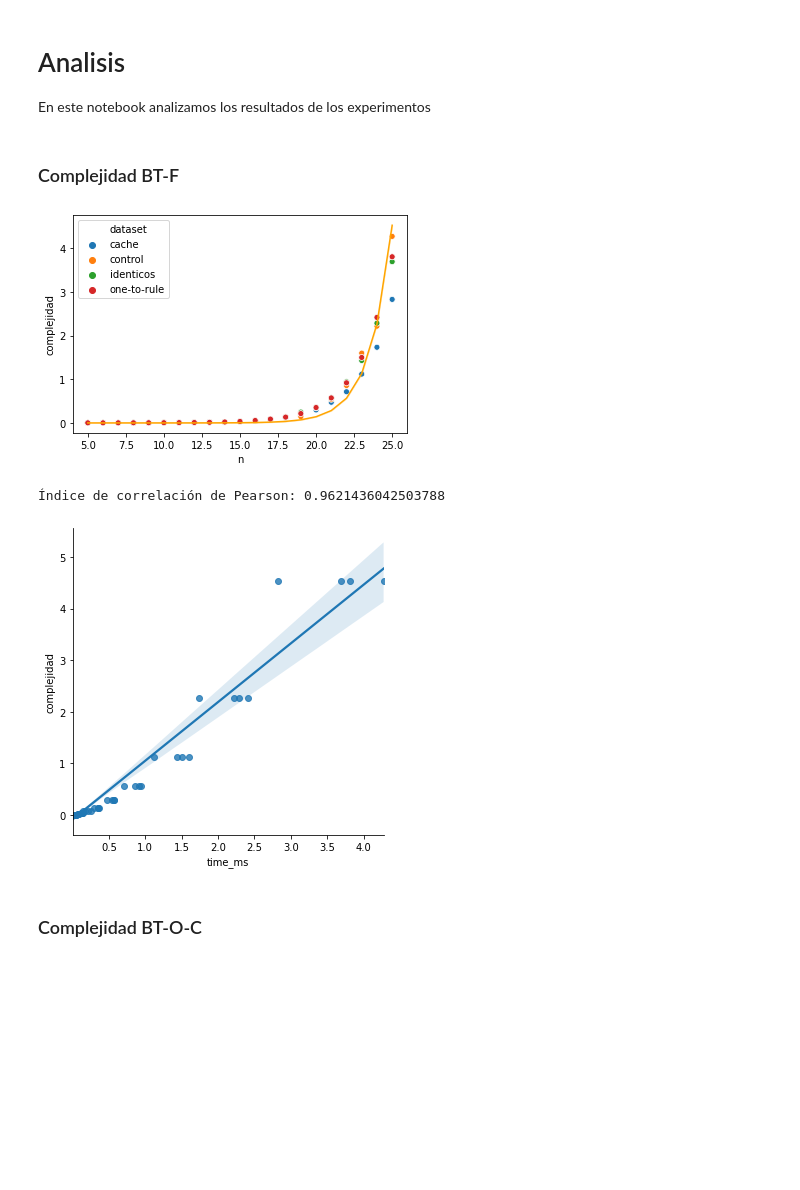
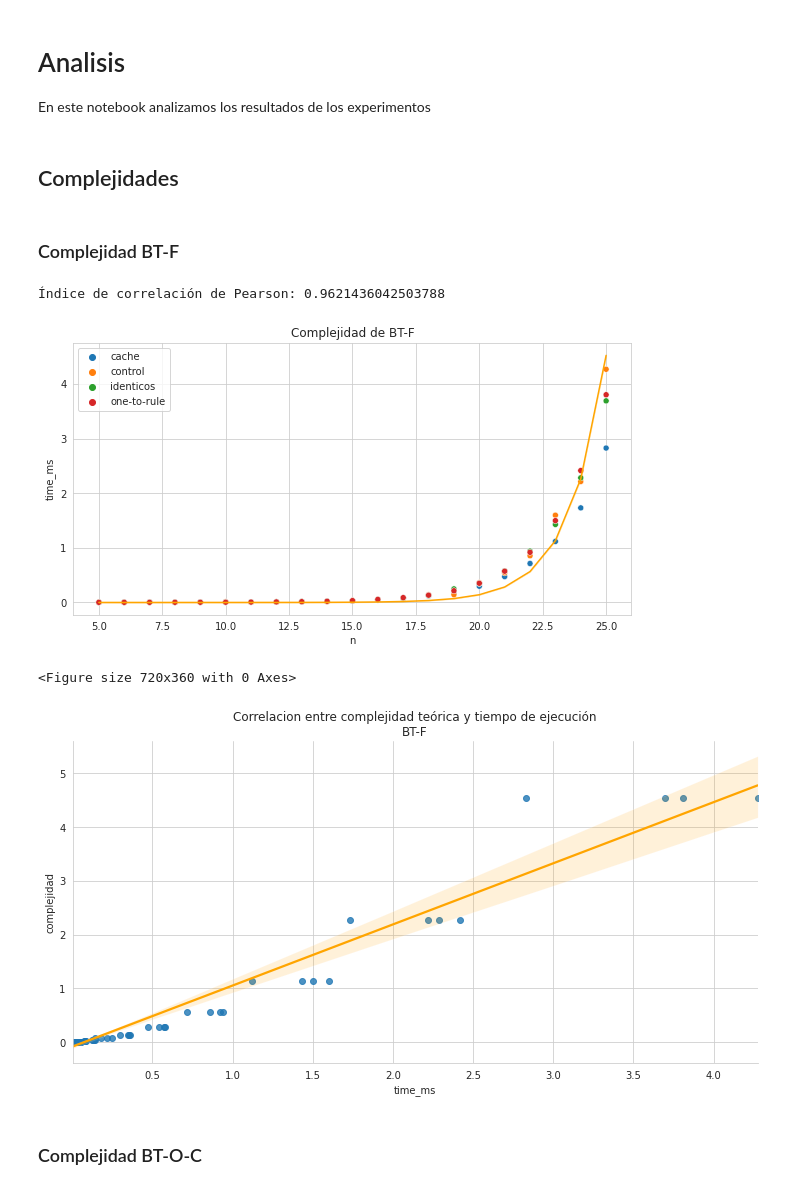
Before and after one commit to mnPanic/algo3-tp1, a Jupyter notebook: jupyter/analisis.ipynb, the cells around one changed output. Drawn from its saved outputs; the diff is of its cells as text; code cells hidden in the pictures; blank space fills up the shorter version.

```diff
--- a/jupyter/analisis.ipynb
+++ b/jupyter/analisis.ipynb
@@ -12,4 +48,5 @@ from typing import Dict
 # %%
 # Leemos los resultados para luego analizar cada dataset/experimento
 sns.set_style("whitegrid")
-df_results = pd.read_csv("resultados.csv")
+df_results = pd.read_csv("resultados_old.csv")
+df_results = generate_attrs(df_results)
@@ -41,20 +53,51 @@ def correlacion_pearson(data_frame, columna1, columna2):
+# %%
+ALGORITHMS = ["FB", "BT", "BT-F", "BT-O-G", "BT-O-C", "DP"]
+DATASETS = ["control", "grupos", "low-M", "complejidad-DP", "one-to-rule", "identicos", "cache"]
+colorpalette = sns.color_palette("tab10")
+PALETTE = {a:c for a,c in zip(ALGORITHMS, colorpalette)}
+DATALETTE = {d:c for d, c in zip(DATASETS, colorpalette)}
+
+FIGSIZE = (10,5)
+# %% [markdown]
+## Complejidades
+# %%
+def comp_plot(df, alg: str):
+    g = df.groupby(["dataset", "n"], as_index=False).mean()
+
+    plt.subplots(figsize=FIGSIZE)
+    sns.scatterplot(data=g, x="n", y="time_ms", hue="dataset")
+    fig = sns.lineplot(data=g, x='n', y='complejidad', color="orange")
+
+    fig.set_title(f"Complejidad de {alg.upper()}")
+    plt.savefig(f"img/complejidad_{alg}.svg")
+
+def corr_plot(df, alg: str, group: bool = True):
+    plt.figure(figsize=FIGSIZE)
+    g = df
+    if group:
+        g = df.groupby(["dataset", "n"], as_index=False).mean()
+
+    sns.lmplot(data=g, x="time_ms", y="complejidad", height=FIGSIZE[1], aspect=2, line_kws={'color': 'orange'});
+    fig = plt.gca()
+    fig.set_title(f"Correlacion entre complejidad teórica y tiempo de ejecución\n{alg.upper()}")
+    plt.savefig(f"img/correlacion_{alg}.svg")
+    # pirson
+    print("Índice de correlación de Pearson:", correlacion_pearson(df, "time_ms", "complejidad"));
+
+def cplots(df, alg, group=True):
+    comp_plot(df, alg)
+    corr_plot(df, alg, group)
 # %% [markdown]
 ### Complejidad BT-F
 # %%
-df = generate_attrs(df_results[(df_results["algorithm"] == "BT-F") & (df_results["dataset"] != "low-M")])
+df = df_results[(df_results["algorithm"] == "BT-F") & (df_results["dataset"] != "low-M")].copy()
 df["complejidad"] = (2.0 ** df["n"]) * 0.000000135 # Exponencial
-g = df.groupby(["dataset", "n"], as_index=False).mean()
-sns.scatterplot(data=g, x="n", y="time_ms", hue="dataset")
-fig = sns.lineplot(data=g, x='n', y='complejidad', color="orange")
+cplots(df, "bt-f")
 # %% [output]
+Índice de correlación de Pearson: 0.9621436042503788
-[figure, old version]
+[figure, new version]
+<Figure size 720x360 with 0 Axes>
+[figure, added]
-# %%
-fig = sns.lmplot(data=g, x="time_ms", y="complejidad");
-# pirson
-print("Índice de correlación de Pearson:", correlacion_pearson(df, "time_ms", "complejidad"));
-# %% [output]
-Índice de correlación de Pearson: 0.9621436042503788
-[figure, removed]
 # %% [markdown]
 ### Complejidad BT-O-C
 # %%
```
Also changed, not shown: parts of 57 cells of this notebook, 33 other files.
